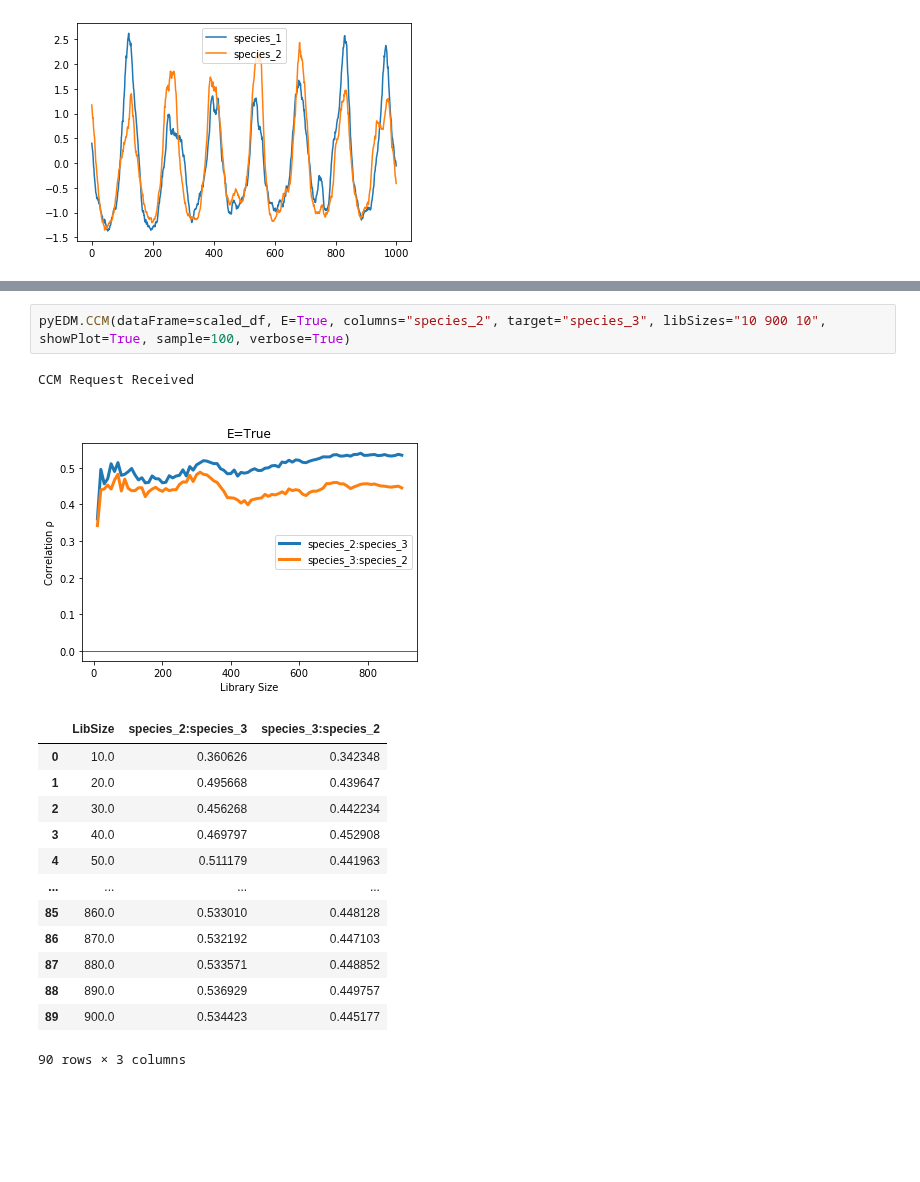
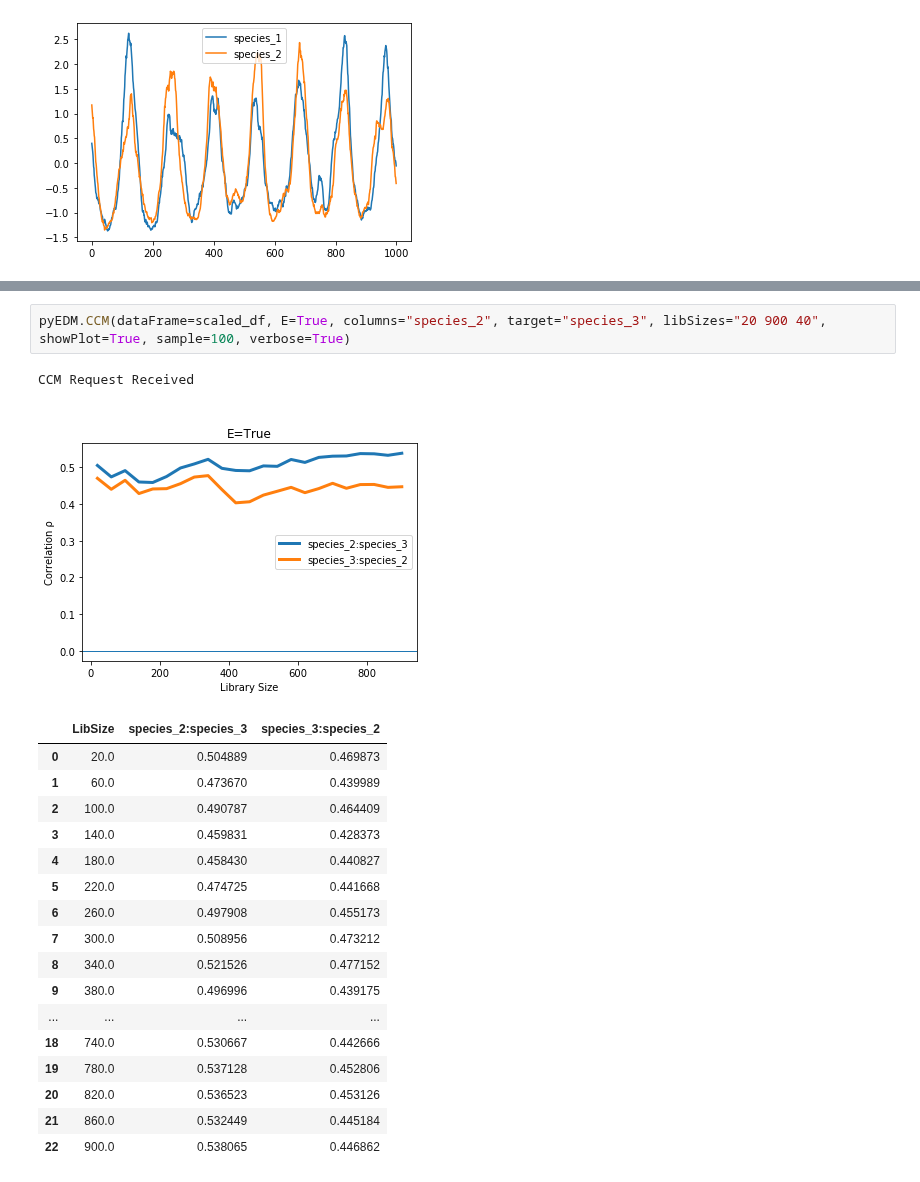
Before and after one commit to AlexisWIT/Causal_Relationship_Inferring, a Jupyter notebook: CCM.ipynb, the cells around one changed output, grey strips where cells are left out. Drawn from its saved outputs; the diff is of its cells as text; blank space fills up the shorter version.

```diff
--- a/CCM.ipynb
+++ b/CCM.ipynb
@@ -144,18 +152,22 @@ CCM Request Received
 # %%
-pyEDM.CCM(dataFrame=scaled_df, E=True, columns="species_2", target="species_3", libSizes="10 900 10", showPlot=True, sample=100, verbose=True)
+pyEDM.CCM(dataFrame=scaled_df, E=True, columns="species_2", target="species_3", libSizes="20 900 40", showPlot=True, sample=100, verbose=True)
 # %% [output]
 CCM Request Received
-[figure, old version]
+[figure, new version]
 |  | LibSize | species_2:species_3 | species_3:species_2 |
-| 0 | 10.0 | 0.360626 | 0.342348 |
-| 1 | 20.0 | 0.495668 | 0.439647 |
-| 2 | 30.0 | 0.456268 | 0.442234 |
-| 3 | 40.0 | 0.469797 | 0.452908 |
-| 4 | 50.0 | 0.511179 | 0.441963 |
+| 0 | 20.0 | 0.504889 | 0.469873 |
+| 1 | 60.0 | 0.473670 | 0.439989 |
+| 2 | 100.0 | 0.490787 | 0.464409 |
+| 3 | 140.0 | 0.459831 | 0.428373 |
+| 4 | 180.0 | 0.458430 | 0.440827 |
+| 5 | 220.0 | 0.474725 | 0.441668 |
+| 6 | 260.0 | 0.497908 | 0.455173 |
+| 7 | 300.0 | 0.508956 | 0.473212 |
+| 8 | 340.0 | 0.521526 | 0.477152 |
+| 9 | 380.0 | 0.496996 | 0.439175 |
 | ... | ... | ... | ... |
-| 85 | 860.0 | 0.533010 | 0.448128 |
-| 86 | 870.0 | 0.532192 | 0.447103 |
-| 87 | 880.0 | 0.533571 | 0.448852 |
-| 88 | 890.0 | 0.536929 | 0.449757 |
-| 89 | 900.0 | 0.534423 | 0.445177 |
+| 18 | 740.0 | 0.530667 | 0.442666 |
+| 19 | 780.0 | 0.537128 | 0.452806 |
+| 20 | 820.0 | 0.536523 | 0.453126 |
+| 21 | 860.0 | 0.532449 | 0.445184 |
+| 22 | 900.0 | 0.538065 | 0.446862 |
-90 rows × 3 columns
```
Also changed, not shown: parts of 2 cells of this notebook.
